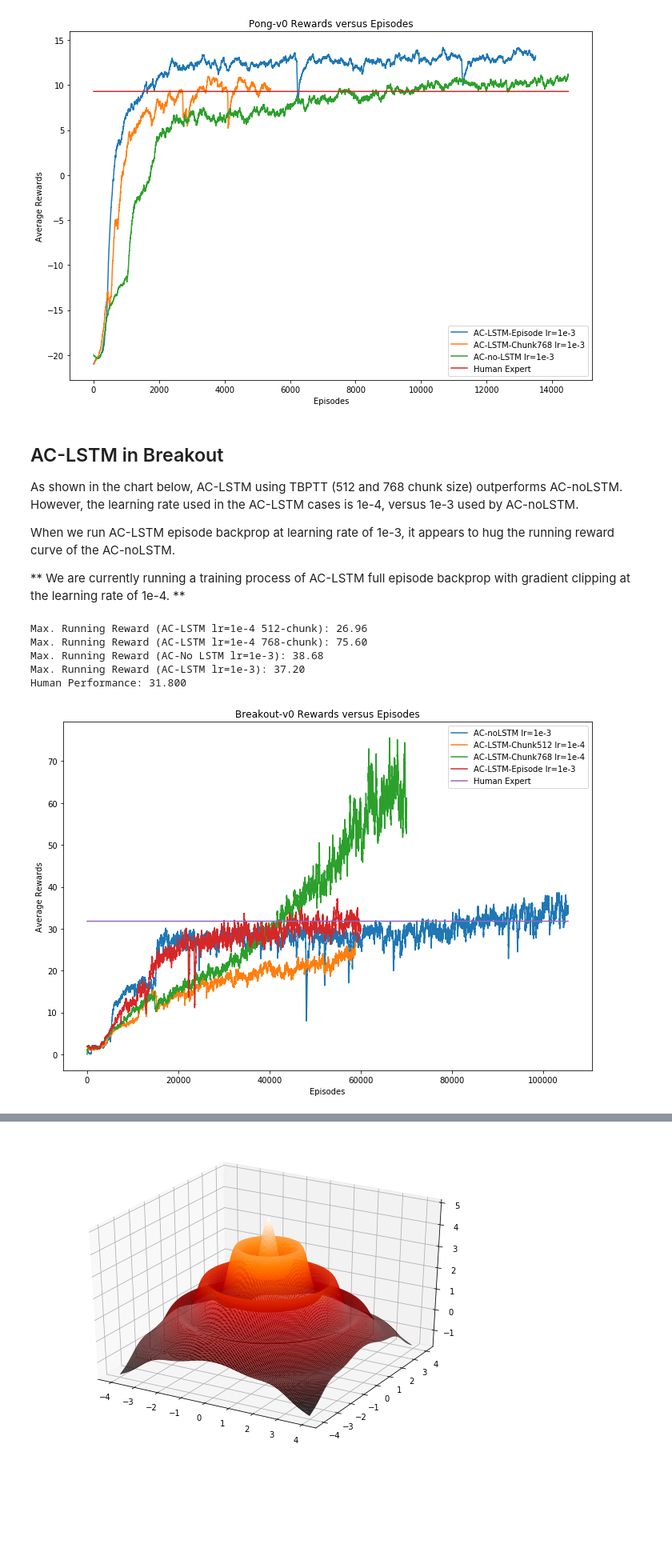
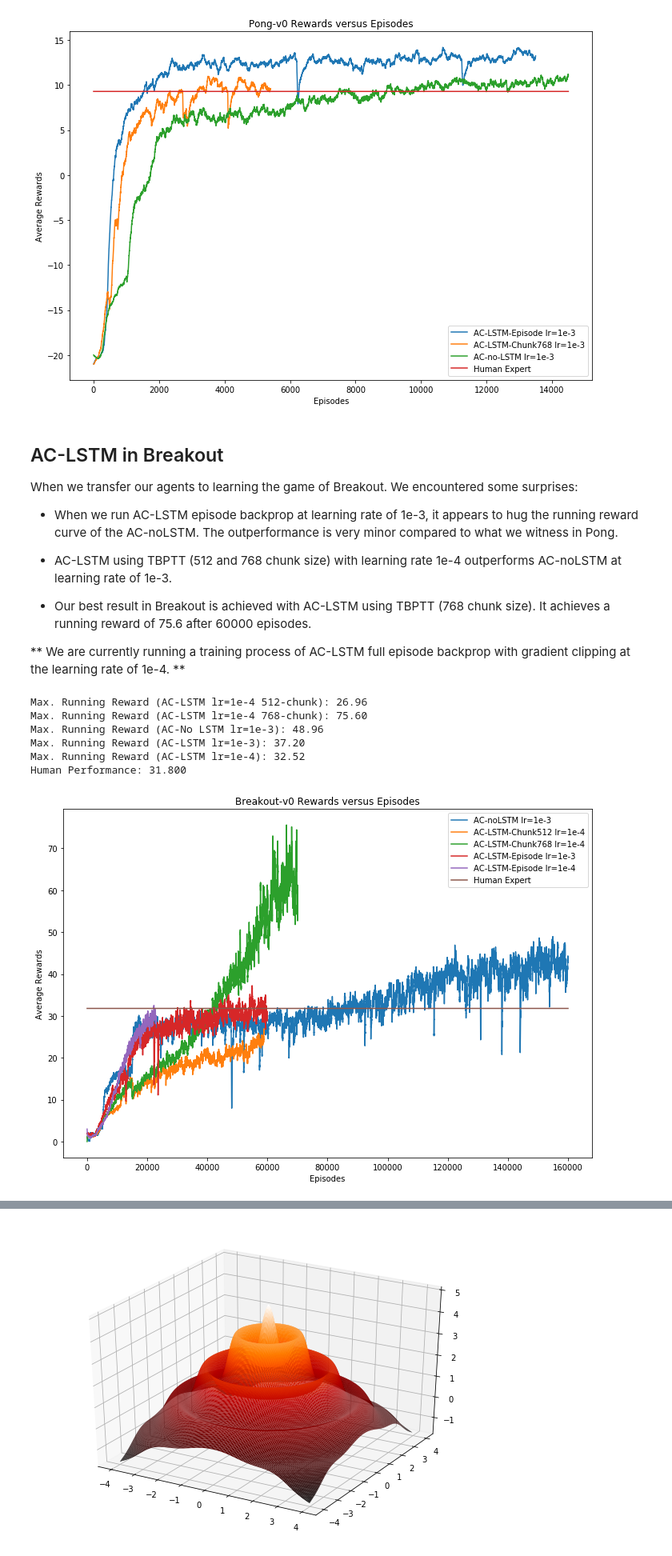
Before and after one commit to LUKELIEM/actor-critic, a Jupyter notebook: AC-LSTM.ipynb, the cells around one changed output, grey strips where cells are left out. Shown at 80% size. Saved outputs shown, nothing was run; the diff lists cells and outputs as text; code cells hidden in the pictures; blank space fills up the shorter version.

Commit message:
Add latest results from training. Add comparison against A3C agents.

```diff
--- a/AC-LSTM.ipynb
+++ b/AC-LSTM.ipynb
@@ -265,7 +267,7 @@ data_file = './results/Pong-v0(AC-lstm-fullepisode-ep=9500).p'.format(game)
 with open(data_file, 'rb') as f:
     data_1 = pickle.load(f)
 
-data_file = './results/Pong-v0-AC-noLSTM.p'.format(game)
+data_file = './results/Pong-v0-chris.p'.format(game)
 
 with open(data_file, 'rb') as f:
     data_2 = pickle.load(f)
@@ -348,9 +350,15 @@ data_file = './results/Pong-v0 (ACL-episode-lr=1e-3-ep=13500).p'.format(game)
 with open(data_file, 'rb') as f:
     data_3 = pickle.load(f)
 
+data_file = './results/Pong-v0.p'.format(game)
+
+with open(data_file, 'rb') as f:
+    data_4 = pickle.load(f)
+
 print('Max. Running Reward (AC-LSTM lr=1e-4 unclipped): {:.3f}'.format(max(data_1)))
 print('Max. Running Reward (AC-LSTM lr=1e-4 overslipped): {:.3f}'.format(max(data_2)))
 print('Max. Running Reward (AC-LSTM lr=1e-3 clipped): {:.3f}'.format(max(data_3)))
+print('Max. Running Reward (AC-LSTM lr=1e-4 clipped): {:.3f}'.format(max(data_4)))
 print('Human Performance: {:.3f}'.format(human_scores[game]))
 
 human = [human_scores[game] for _ in range(len(data_3))]
@@ -359,6 +367,7 @@ plt.figure(figsize=(10, 7))
 plt.plot(data_1, label='AC-LSTM-NoGradientClip-lr=1e-4')
 plt.plot(data_2, label='AC-LSTM-OverClipped-lr=1e-4')
 plt.plot(data_3, label='AC-LSTM-GradientClipped-lr=1e-3')
+plt.plot(data_4, label='AC-LSTM-GradientClipped-lr=1e-4')
 plt.plot(human, label='Human Expert')
 plt.title('{} Rewards versus Episodes'.format(game))
 plt.xlabel('Episodes')
@@ -545,9 +555,13 @@ Human Performance: 9.300
 # %% [markdown]
 ## AC-LSTM in Breakout
 
-As shown in the chart below, AC-LSTM using TBPTT (512 and 768 chunk size) outperforms AC-noLSTM. However, the learning rate used in the AC-LSTM cases is 1e-4, versus 1e-3 used by AC-noLSTM.
+When we transfer our agents to learning the game of Breakout. We encountered some surprises:
 
-When we run AC-LSTM episode backprop at learning rate of 1e-3, it appears to hug the running reward curve of the AC-noLSTM.
+* When we run AC-LSTM episode backprop at learning rate of 1e-3, it appears to hug the running reward curve of the AC-noLSTM. The outperformance is very minor compared to what we witness in Pong.
+
+* AC-LSTM using TBPTT (512 and 768 chunk size) with learning rate 1e-4 outperforms AC-noLSTM at learning rate of 1e-3.
+
+* Our best result in Breakout is achieved with AC-LSTM using TBPTT (768 chunk size). It achieves a running reward of 75.6 after 60000 episodes.
 
 ** We are currently running a training process of AC-LSTM full episode backprop with gradient clipping at the learning rate of 1e-4. **
 # %%
@@ -577,32 +591,40 @@ data_file = './results/Breakout-v0(ACL-episode-lr=1e-3-ep=60000).p'.format(game)
 
 with open(data_file, 'rb') as f:
     data_4 = pickle.load(f)
 
+data_file = './results/Breakout-v0.p'.format(game)
+
+with open(data_file, 'rb') as f:
+    data_5 = pickle.load(f)
+
 print('Max. Running Reward (AC-LSTM lr=1e-4 512-chunk): {:.2f}'.format(max(data_1)))
 print('Max. Running Reward (AC-LSTM lr=1e-4 768-chunk): {:.2f}'.format(max(data_2)))
 print('Max. Running Reward (AC-No LSTM lr=1e-3): {:.2f}'.format(max(data_3)))
 print('Max. Running Reward (AC-LSTM lr=1e-3): {:.2f}'.format(max(data_4)))
+print('Max. Running Reward (AC-LSTM lr=1e-4): {:.2f}'.format(max(data_5)))
 print('Human Performance: {:.3f}'.format(human_scores[game]))
 
 human = [human_scores[game] for _ in range(len(data_3))]
 
 plt.figure(figsize=(10, 7))
 plt.plot(data_3, label='AC-noLSTM lr=1e-3')
 plt.plot(data_1, label='AC-LSTM-Chunk512 lr=1e-4')
 plt.plot(data_2, label='AC-LSTM-Chunk768 lr=1e-4')
 plt.plot(data_4, label='AC-LSTM-Episode lr=1e-3')
+plt.plot(data_5, label='AC-LSTM-Episode lr=1e-4')
 
 plt.plot(human, label='Human Expert')
 plt.title('{} Rewards versus Episodes'.format(game))
 plt.xlabel('Episodes')
 plt.ylabel('Average Rewards')
 plt.legend()
 plt.tight_layout()
 plt.show()
 # %% [output]
 Max. Running Reward (AC-LSTM lr=1e-4 512-chunk): 26.96
 Max. Running Reward (AC-LSTM lr=1e-4 768-chunk): 75.60
-Max. Running Reward (AC-No LSTM lr=1e-3): 38.68
+Max. Running Reward (AC-No LSTM lr=1e-3): 48.96
 Max. Running Reward (AC-LSTM lr=1e-3): 37.20
+Max. Running Reward (AC-LSTM lr=1e-4): 32.52
 Human Performance: 31.800
-[figure, old version]
+[figure, new version]
```
Also changed, not shown: parts of 16 cells of this notebook, 10 other files.
